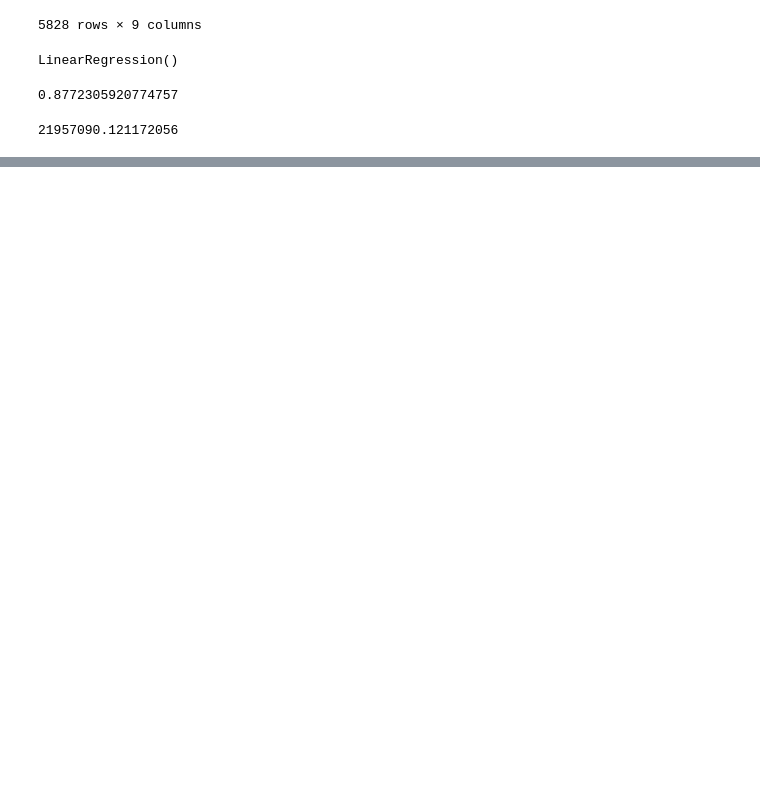
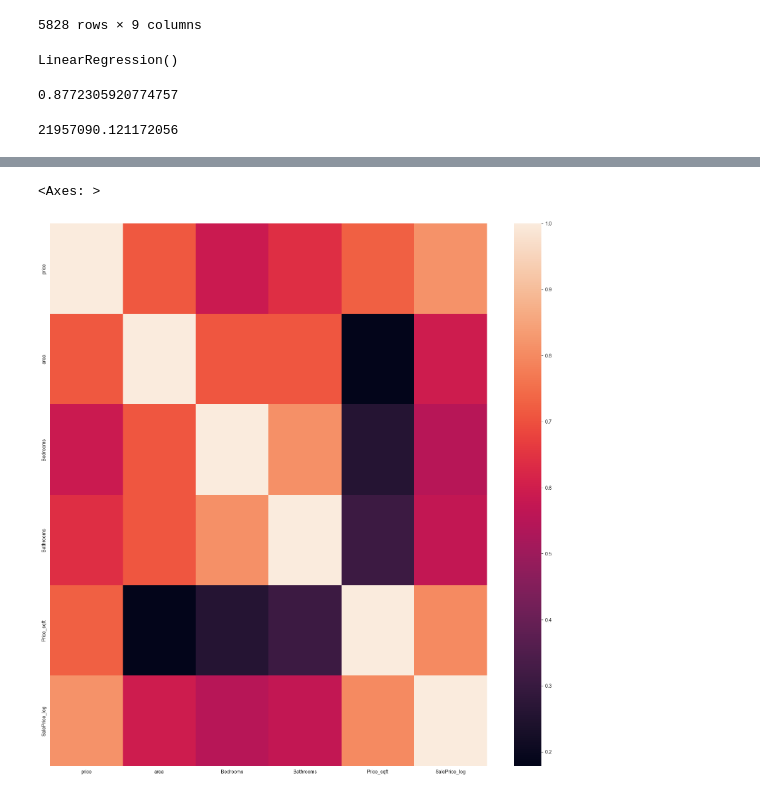
Before and after one commit to ashishyadav2/Java-Python, a Jupyter notebook: Python/Data Science/house_prediction.ipynb, the cells around one changed output, grey strips where cells are left out. Drawn from its saved outputs; the diff is of its cells as text; code cells hidden in the pictures; blank space fills up the shorter version.

```diff
--- a/Python/Data Science/house_prediction.ipynb
+++ b/Python/Data Science/house_prediction.ipynb
@@ -148,0 +205,6 @@ print(price[0])
+# %%
+plt.figure(figsize=(20,20))
+sns.heatmap(df.corr())
+# %% [output]
+<Axes: >
+[figure, added]
```
Also changed, not shown: parts of 17 cells of this notebook, 2 other files.
